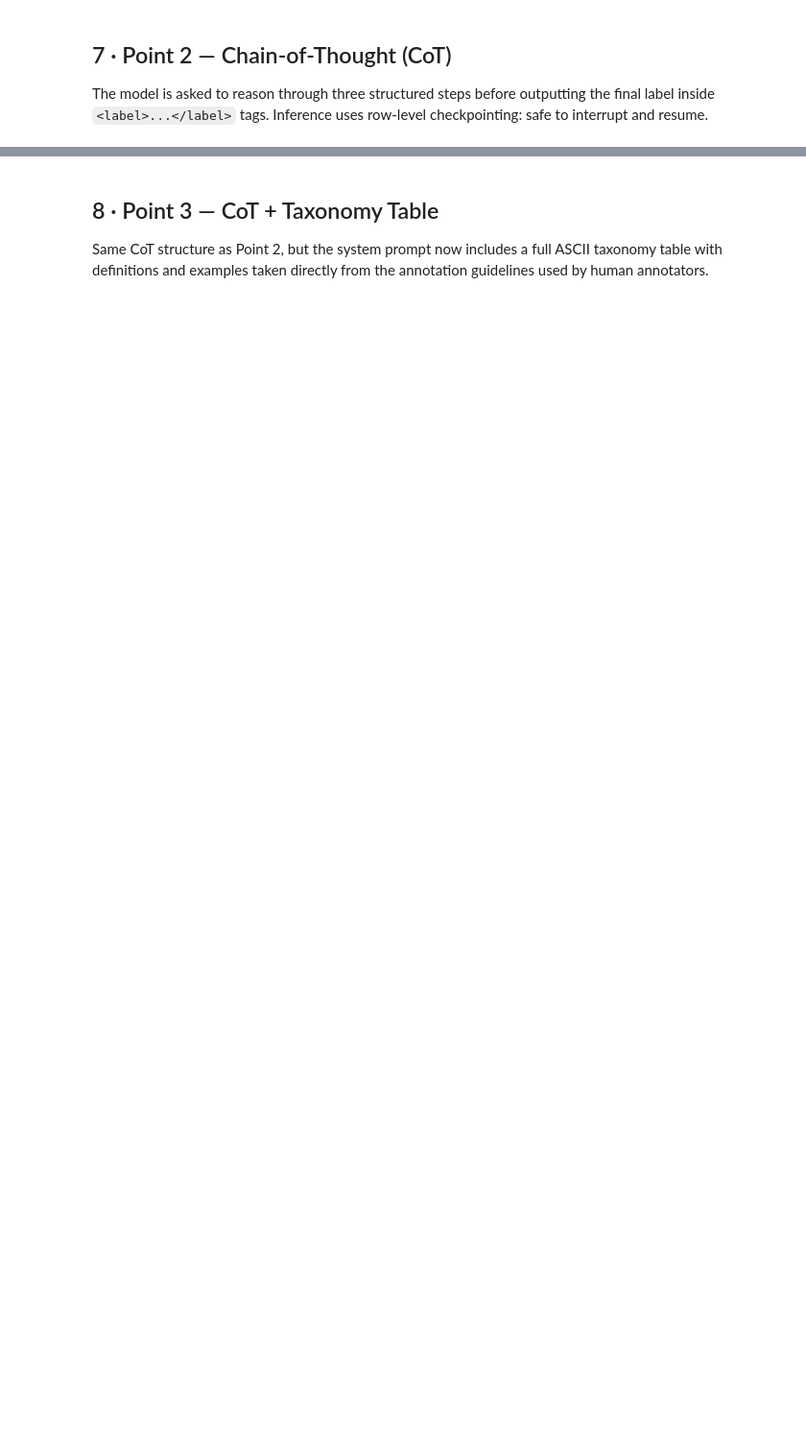
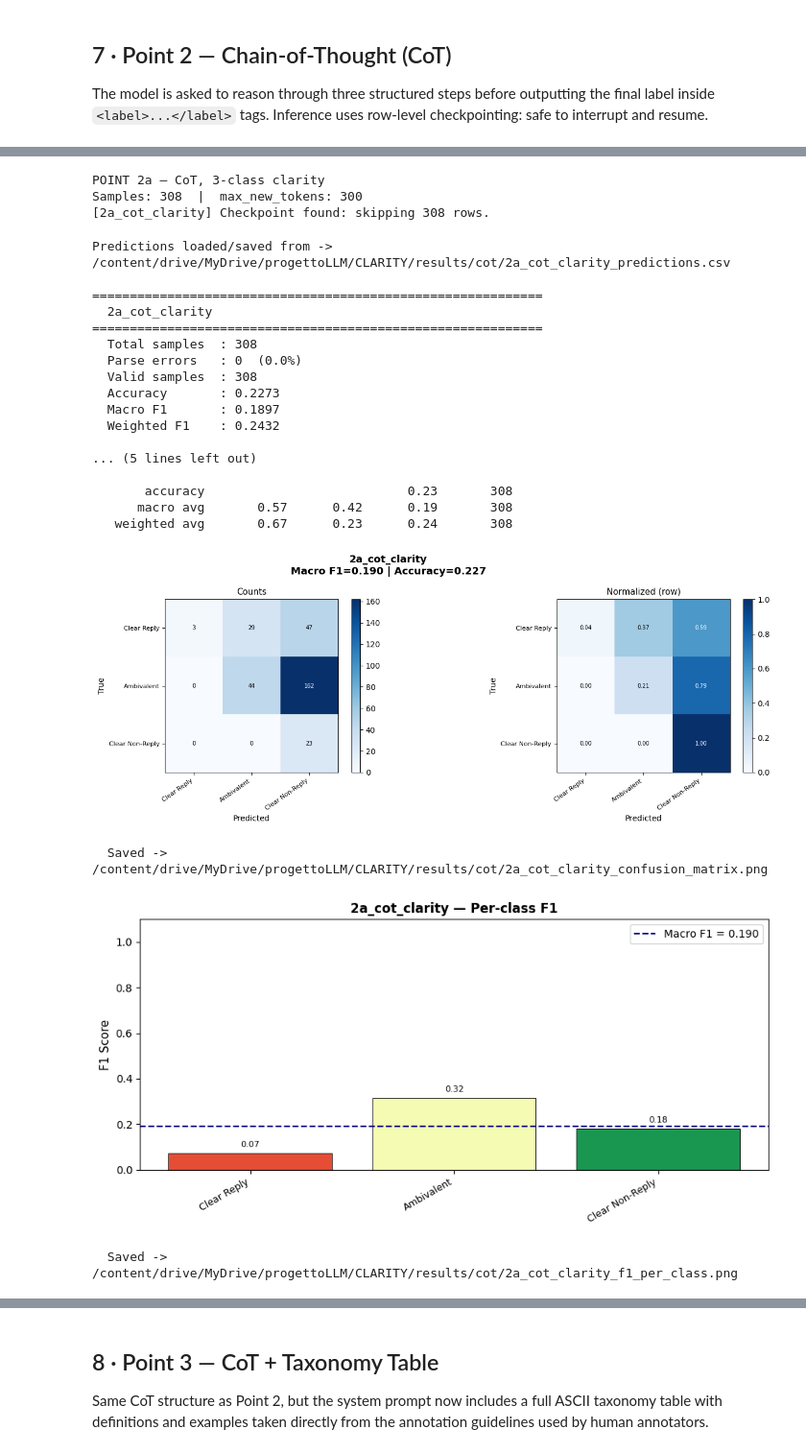
Before and after one commit to itsPinguiz/CLARITY, a Jupyter notebook: notebooks/03_cot_llm.ipynb, the cells around one changed output, grey strips where cells are left out. Shown at 96% size. Saved outputs shown, nothing was run; the diff lists cells and outputs as text; code cells hidden in the pictures; blank space fills up the shorter version.

```diff
--- a/notebooks/03_cot_llm.ipynb
+++ b/notebooks/03_cot_llm.ipynb
@@ -376,7 +478,8 @@ def run_inference_cot_with_checkpoint(df: pd.DataFrame,
                                        label_col: str,
                                        valid_labels: list,
                                        exp_name: str,
-                                       csv_path: str) -> pd.DataFrame:
+                                       csv_path: str,
+                                       max_new_tokens: int = 300) -> pd.DataFrame:
     """
     CoT inference with row-level checkpointing.
 
@@ -411,7 +514,7 @@ def run_inference_cot_with_checkpoint(df: pd.DataFrame,
             a    = str(row['interview_answer'])
             true = str(row[label_col])
             try:
-                raw, reasoning = predict_cot(system_prompt, q, a)
+                raw, reasoning = predict_cot(system_prompt, q, a, max_new_tokens=max_new_tokens)
                 pred = parse_cot_label(raw, valid_labels)
             except Exception as e:
                 raw, reasoning, pred = f'ERROR: {e}', '', 'PARSE_ERROR'
@@ -762,26 +934,52 @@ print(f'CoT system prompts defined. MAX_NEW_TOKENS_COT = {MAX_NEW_TOKENS_COT}')
 # %%
 print('POINT 2a — CoT, 3-class clarity')
 print(f'Samples: {len(df_test_1a)}  |  max_new_tokens: {MAX_NEW_TOKENS_COT}')
 
 csv_path_2a = str(SAVE_DIR / '2a_cot_clarity_predictions.csv')
 
 df_res_2a = run_inference_cot_with_checkpoint(
     df            = df_test_1a,
     system_prompt = SYSTEM_2A,
     label_col     = 'clarity_label',
     valid_labels  = CLARITY_LABELS,
     exp_name      = '2a_cot_clarity',
     csv_path      = csv_path_2a,
+    max_new_tokens= MAX_NEW_TOKENS_COT,
 )
 
 print(f'Predictions loaded/saved from -> {csv_path_2a}')
 
 if len(df_res_2a) == len(df_test_1a):
     metrics_2a = evaluate_and_plot(
         df_results   = df_res_2a,
         valid_labels = CLARITY_LABELS,
         exp_name     = '2a_cot_clarity',
         save_dir     = SAVE_DIR,
     )
 else:
     print(f'[!] Inference incomplete ({len(df_res_2a)}/{len(df_test_1a)}). Re-run to continue.')
+# %% [output]
+POINT 2a — CoT, 3-class clarity
+Samples: 308  |  max_new_tokens: 300
+[2a_cot_clarity] Checkpoint found: skipping 308 rows.
+Predictions loaded/saved from -> /content/drive/MyDrive/progettoLLM/CLARITY/results/cot/2a_cot_clarity_predictions.csv
+
+============================================================
+  2a_cot_clarity
+============================================================
+  Total samples  : 308
+  Parse errors   : 0  (0.0%)
+  Valid samples  : 308
+  Accuracy       : 0.2273
+  Macro F1       : 0.1897
+  Weighted F1    : 0.2432
+
+... (5 lines left out)
+
+       accuracy                           0.23       308
+      macro avg       0.57      0.42      0.19       308
+   weighted avg       0.67      0.23      0.24       308
+[figure, added]
+  Saved -> /content/drive/MyDrive/progettoLLM/CLARITY/results/cot/2a_cot_clarity_confusion_matrix.png
+[figure, added]
+  Saved -> /content/drive/MyDrive/progettoLLM/CLARITY/results/cot/2a_cot_clarity_f1_per_class.png
```
Also changed, not shown: parts of 35 cells of this notebook, 17 other files.
